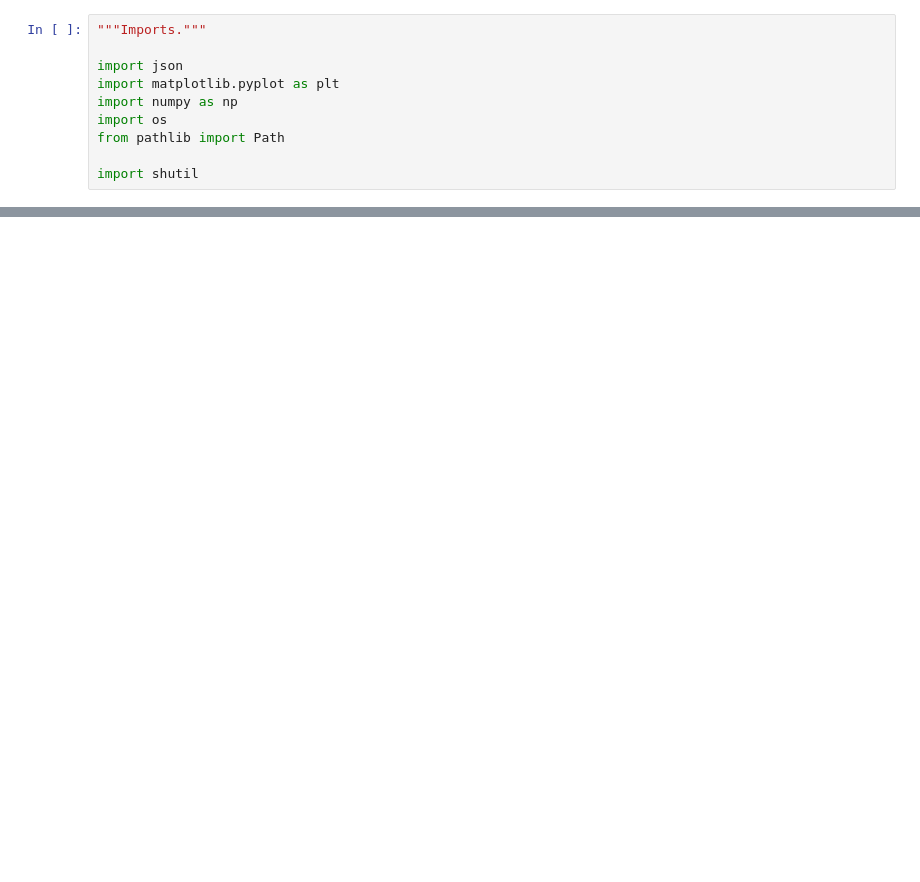
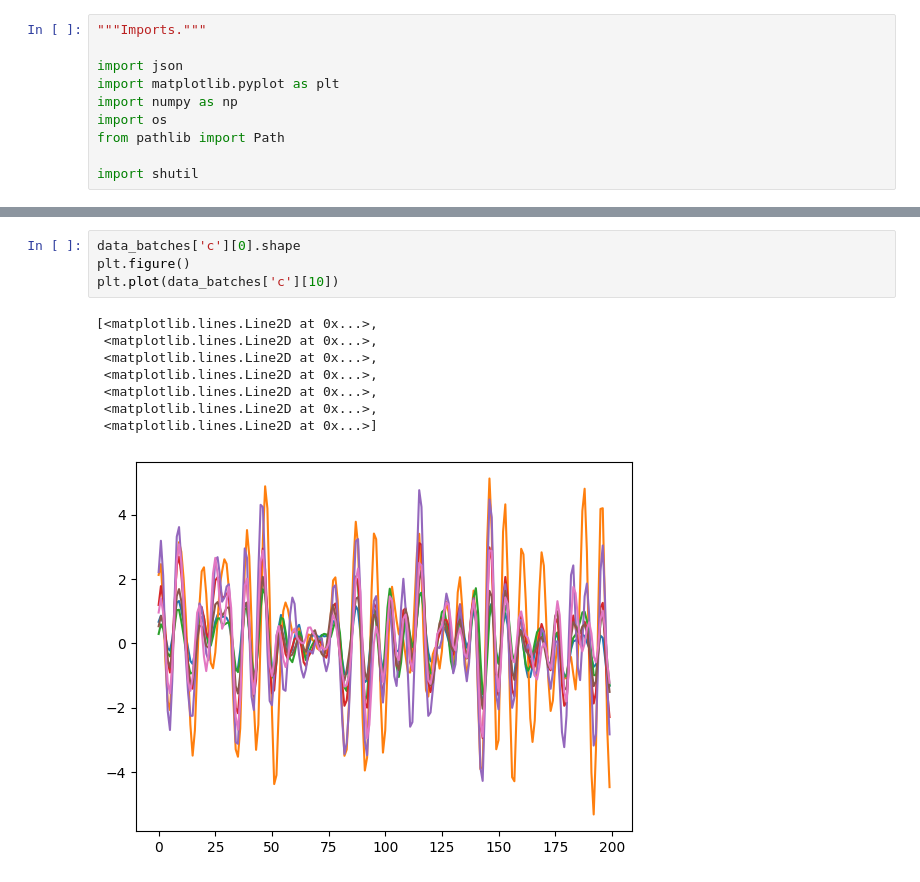
Before and after one commit to nwatters01/mit_bci_hackathon, a Jupyter notebook: eeg/test_features.ipynb, the cells around one changed output, grey strips where cells are left out. Saved outputs shown, nothing was run; the diff lists cells and outputs as text; blank space fills up the shorter version.

```diff
--- a/eeg/test_features.ipynb
+++ b/eeg/test_features.ipynb
@@ -111,0 +173,13 @@ AttributeError: 'list' object has no attribute 'shape'
+# %%
+data_batches['c'][0].shape
+plt.figure()
+plt.plot(data_batches['c'][10])
+# %% [output]
+[<matplotlib.lines.Line2D at 0x...>,
+ <matplotlib.lines.Line2D at 0x...>,
+ <matplotlib.lines.Line2D at 0x...>,
+ <matplotlib.lines.Line2D at 0x...>,
+ <matplotlib.lines.Line2D at 0x...>,
+ <matplotlib.lines.Line2D at 0x...>,
+ <matplotlib.lines.Line2D at 0x...>]
+[figure, added]
```
Also changed, not shown: parts of 8 cells of this notebook, 8 other files.
